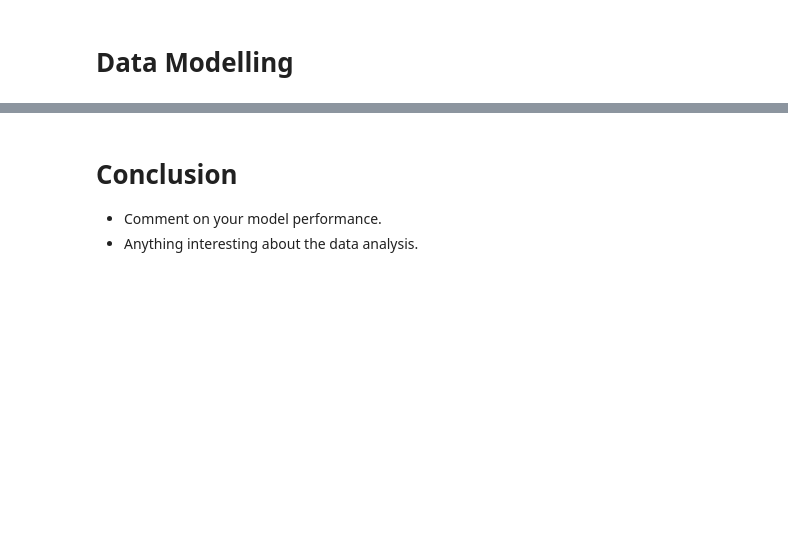
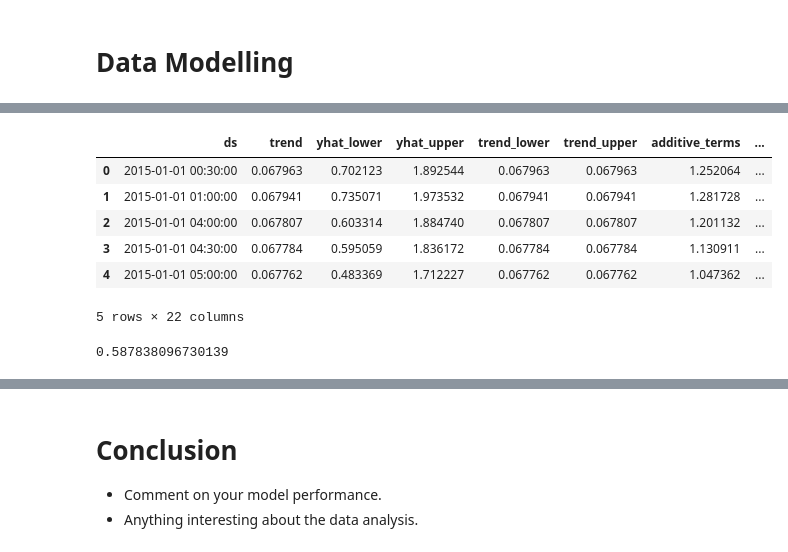
Before and after one commit to abinicorn/2022-Phase-2, a Jupyter notebook: DataScience/submission.ipynb, the cells around one changed output, grey strips where cells are left out. Cells and saved outputs as stored; diff of their text form; code cells hidden in the pictures; blank space fills up the shorter version.

```diff
--- a/DataScience/submission.ipynb
+++ b/DataScience/submission.ipynb
@@ -150,0 +159,25 @@ def timeStrToTimestamp(timeStr):
+# %%
+testDataOrdered = pd.DataFrame(data={"ds" : testX, "y": testY}).sort_values(by="ds")
+forecast_Y = model.predict(testDataOrdered)
+forecast_Y.head()
+# %% [output]
+|  | ds | trend | yhat_lower | yhat_upper | trend_lower | trend_upper | additive_terms | ... |
+| 0 | 2015-01-01 00:30:00 | 0.067963 | 0.702123 | 1.892544 | 0.067963 | 0.067963 | 1.252064 | ... |
+| 1 | 2015-01-01 01:00:00 | 0.067941 | 0.735071 | 1.973532 | 0.067941 | 0.067941 | 1.281728 | ... |
+| 2 | 2015-01-01 04:00:00 | 0.067807 | 0.603314 | 1.884740 | 0.067807 | 0.067807 | 1.201132 | ... |
+| 3 | 2015-01-01 04:30:00 | 0.067784 | 0.595059 | 1.836172 | 0.067784 | 0.067784 | 1.130911 | ... |
+| 4 | 2015-01-01 05:00:00 | 0.067762 | 0.483369 | 1.712227 | 0.067762 | 0.067762 | 1.047362 | ... |
+5 rows × 22 columns
+# %%
+import numpy as np
+def calculate_Accuracy(test, true):
+    sum = 0
+    count = 0
+    for (test_Value, true_Value) in zip(test, true):
+        sum += abs(test_Value - true_Value) /true_Value
+        count+=1
+    return sum/count
+
+calculate_Accuracy(forecast_Y["yhat"], testDataOrdered["y"])
+# %% [output]
+0.587838096730139
```
Also changed, not shown: parts of 6 cells of this notebook, 43 other files.
